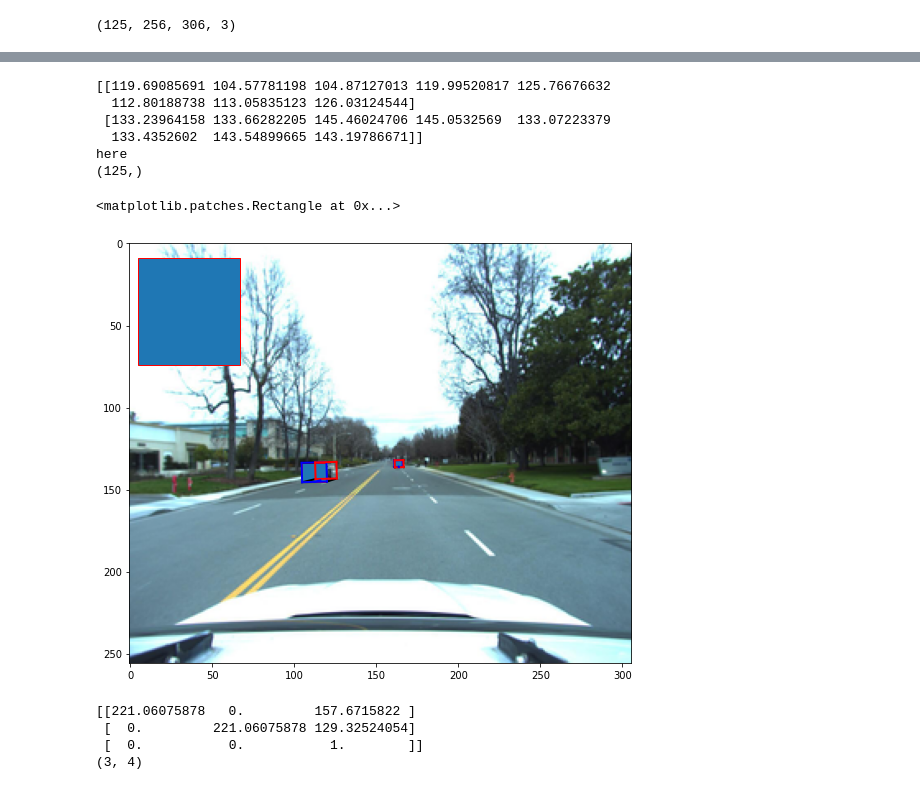
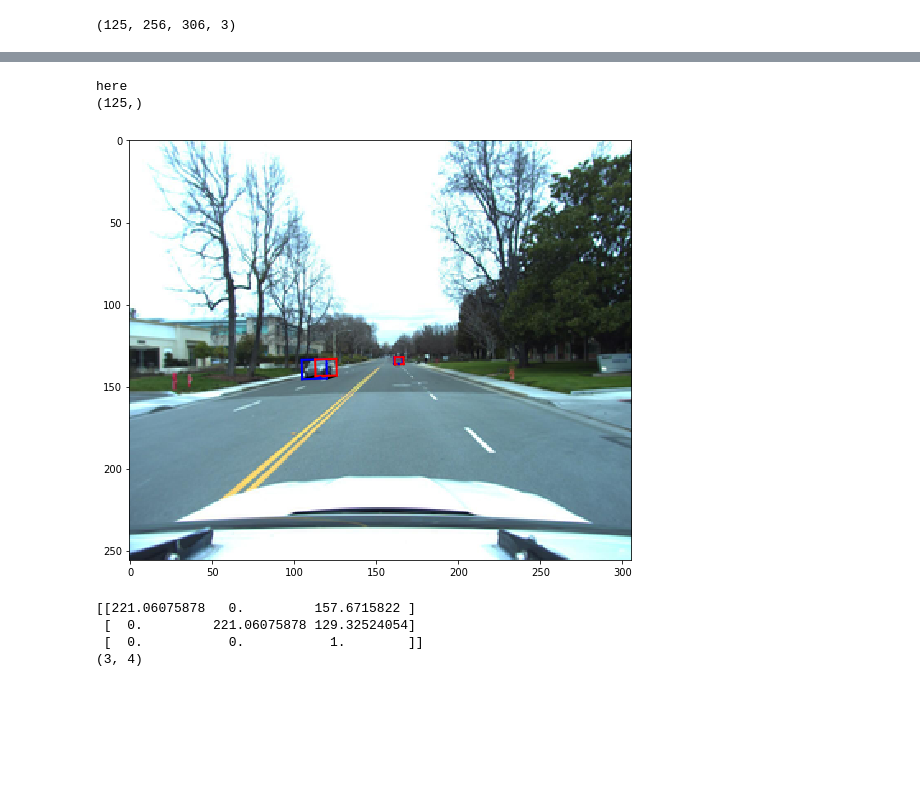
Before and after one commit to rossivalen/Thesis_AutonomousDriving, a Jupyter notebook: train-modelAPI.ipynb, the cells around one changed output, grey strips where cells are left out. Saved outputs shown, nothing was run; the diff lists cells and outputs as text; code cells hidden in the pictures; blank space fills up the shorter version.

```diff
--- a/train-modelAPI.ipynb
+++ b/train-modelAPI.ipynb
@@ -4,7 +4,7 @@
 Load the dataset, split it in two for trainin and validation. As in the Reference model provided by [Lyft](https://level5.lyft.com/), a dataframe with one scene per row is created.
 # %%
 DATASET_VERSION = 'v1.02-train'
-DATASET_ROOT = '../local_th/data/'
+DATASET_ROOT = '../data/'
 # %%
 %load_ext autoreload
 
@@ -928,13 +814,9 @@ data_path, boxes, camera_intrinsic = dataset.get_sample_data(
                 tok_bev)
 data_path, uboxes, camera_intrinsic = dataset.get_sample_data(
                 tok)
-x=iboxes[0].wlh
-v=bboxes[0].center
-y=iboxes[0].corners(0.3)
 
 classes=[]
 for i in dataset.category:
     classes.append(i.get("name"))
-
-print(iboxes[0])
+print(iboxes[0], boxes[0].center/4)
 #anchors_info, obj_classes, label_classes, label_anchors, label_boxes_3d = preproc_helper.load_sample_info(tok, classes, dataset)
@@ -972,7 +856,8 @@ with tf.device('/GPU:0'):
         data_path, boxes_cam, camera_intrinsic = dataset.get_sample_data(camera_token)
         data = Image.open(data_path)
         boxes.append(boxes_cam)
-
+        anchors_info, obj_classes, label_classes, label_anchors, label_boxes_3d = preproc_helper.load_sample_info(sample_name, classes, dataset)
+        #print(label_boxes_3d.shape)
         bev_input = dataset.get('sample_data', sample['data']["LIDAR_TOP"])
         bev_data = bev_input
         bev_token= bev_input.get("token")
@@ -1196,43 +1065,38 @@ print(anchors)
 fig, ax = plt.subplots(1, 1, figsize=(9, 16))
 ax.imshow(image)
 corners = view_points(boxes[124][0].corners(), x, normalize=True)[:2, :]
 corners1 = view_points(boxes[124][1].corners(), x, normalize=True)[:2, :]
-print(corners)
+#print(corners)
 # Draw front (first 4 corners) and rear (last 4 corners) rectangles(3d)/lines(2d)
 np_corners=corners.T[:4]
 np_corners1=corners1.T[:4]
 
 boxes[124][0].render(ax, view=x, normalize=True)
 boxes[124][1].render(ax, view=x, normalize=True)
 
 rect1 = patches.Rectangle((np_corners1[1][0], np_corners1[1][1]), np_corners1[0][0]-np_corners1[1][0], -np_corners1[1][1]+np_corners1[2][1],linewidth=1,edgecolor="r")
 rect2 = patches.Rectangle((np_corners[1][0], np_corners[1][1]), np_corners[0][0]-np_corners[1][0], -np_corners[1][1]+np_corners[2][1],linewidth=1,edgecolor="r")
 # Add the patch to the Axes
-ax.add_patch(rect2)
-ax.add_patch(rect1)
+# ax.add_patch(rect2)
+# ax.add_patch(rect1)
 box_corn=[]
 for box in boxes:
     corner_img_list=[]
     for i in range(len(box)):
         corners = view_points(box[i].corners(), x, normalize=True)[:2, :]
         corners_norm=[np_corners[1][0], np_corners[1][1], np_corners[0][0], np_corners[2][1]]
         corner_img_list.append(corners_norm)
     box_corn.append(np.asarray(corner_img_list))
 box_corn=np.asarray(box_corn)
 print("here")
 print(box_corn.shape)
 #for i in range(len(anchors)):
 rect= patches.Rectangle((5, 9), 62, 65,linewidth=1,edgecolor="r")
-ax.add_patch(rect)
+# ax.add_patch(rect)
 # %% [output]
-[[119.69085691 104.57781198 104.87127013 119.99520817 125.76676632
-  112.80188738 113.05835123 126.03124544]
- [133.23964158 133.66282205 145.46024706 145.0532569  133.07223379
-  133.4352602  143.54899665 143.19786671]]
 here
 (125,)
-<matplotlib.patches.Rectangle at 0x...>
-[figure, old version]
+[figure, new version]
 # %%
 x=[camera_intrinsic[0]/4, camera_intrinsic[1]/4, camera_intrinsic[2]]
 x=np.asarray(x)
```
Also changed, not shown: parts of 23 cells of this notebook.
